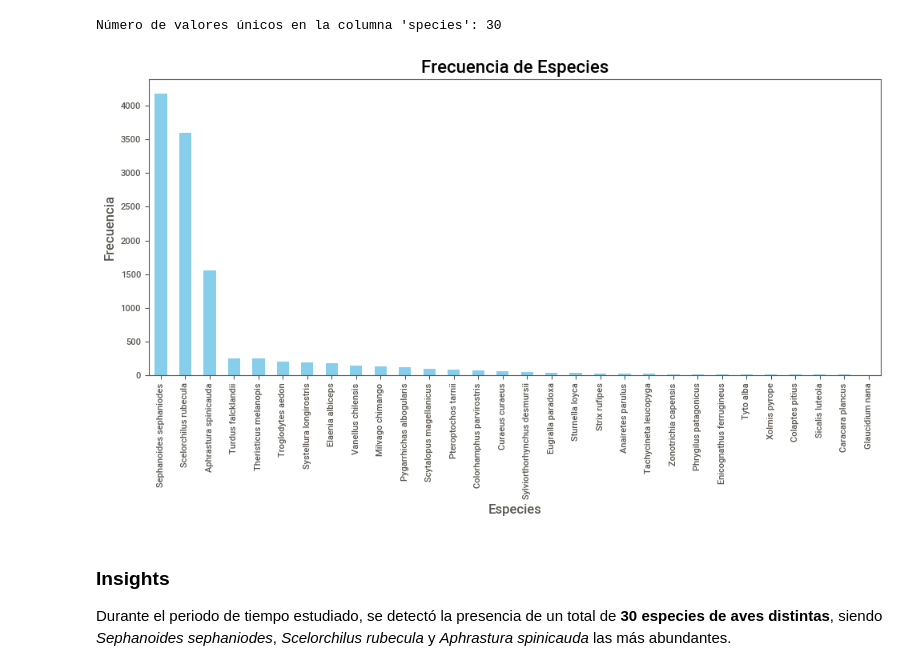
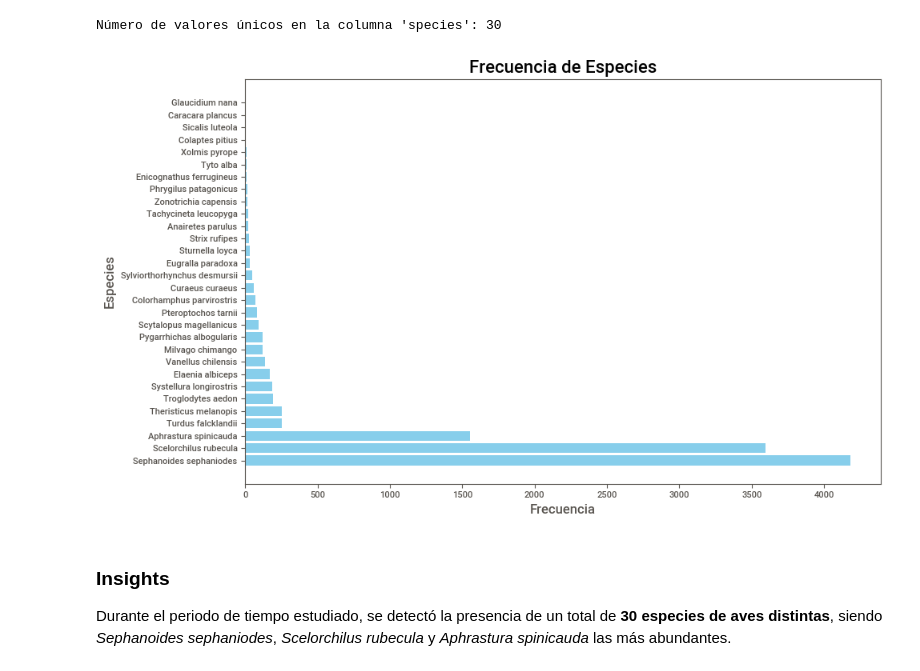
Before and after one commit to camilobehrens/Data_Science_ll, a Jupyter notebook: entrega_1/entrega.ipynb, the cells around one changed output. Saved outputs shown, nothing was run; the diff lists cells and outputs as text; code cells hidden in the pictures.

```diff
--- a/entrega_1/entrega.ipynb
+++ b/entrega_1/entrega.ipynb
@@ -296,25 +296,15 @@ print(f"Número de valores únicos en la columna 'species': {unique_species_coun
 # %% [output]
 Número de valores únicos en la columna 'species': 30
 # %%
-import matplotlib.pyplot as plt
-
-# Contar la frecuencia de cada especie
-species_counts = df['species'].value_counts()
-
-# Ordenar de mayor a menor
-species_counts = species_counts.sort_values(ascending=False)
-
-# Crear el histograma
 plt.figure(figsize=(10, 6))
-species_counts.plot(kind='bar', color='skyblue')
+plt.barh(species_counts.index, species_counts.values, color='skyblue')  # Usando barh
 plt.title('Frecuencia de Especies', fontsize=16)
-plt.xlabel('Especies', fontsize=12)
-plt.ylabel('Frecuencia', fontsize=12)
-plt.xticks(rotation=90)
+plt.xlabel('Frecuencia', fontsize=12)
+plt.ylabel('Especies', fontsize=12)
 plt.tight_layout()
 plt.show()
 # %% [output]
-[figure, old version]
+[figure, new version]
 # %% [markdown]
 ### Insights
 
```
Also changed, not shown: parts of 1 cell of this notebook.
